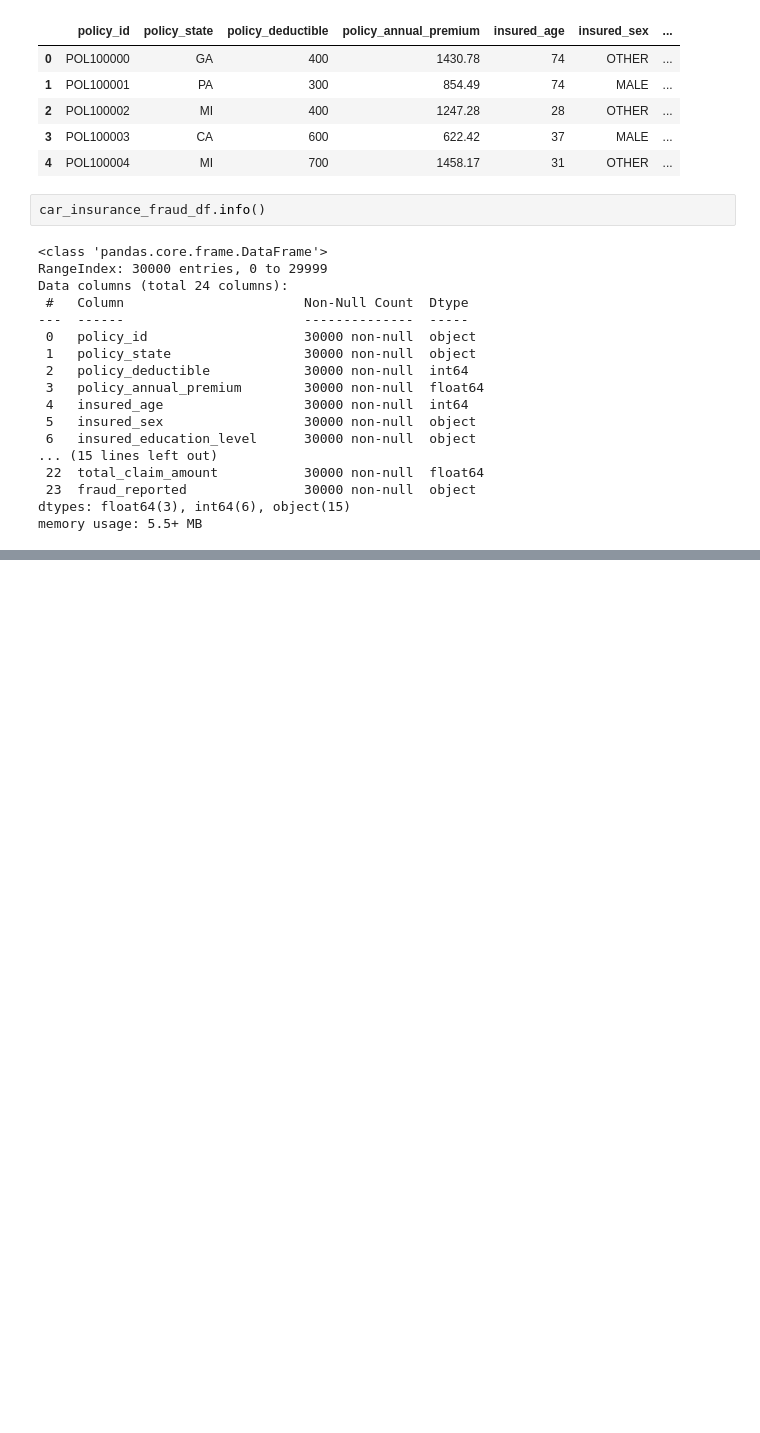
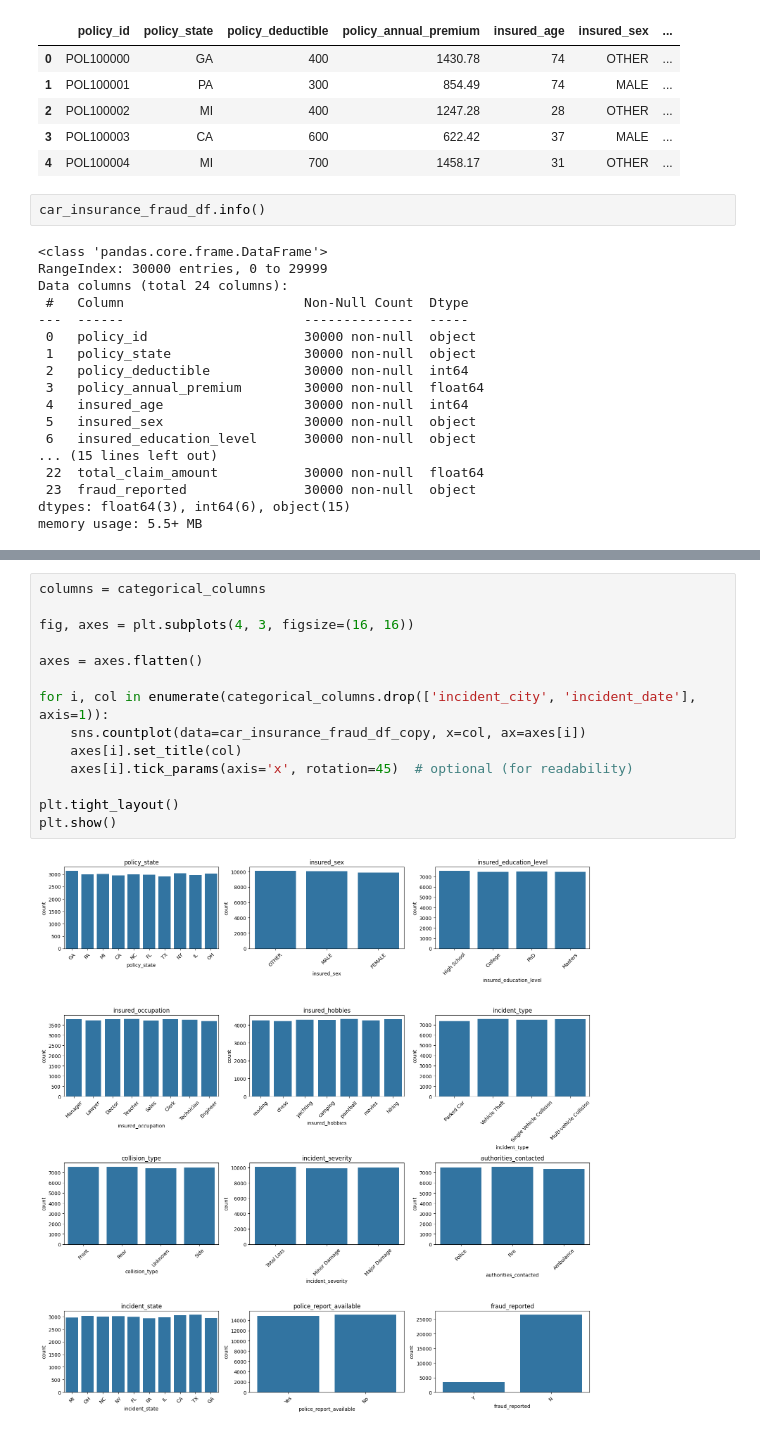
Before and after one commit to Salma-M-H/Car_Fraud_Insurance_Detection, a Jupyter notebook: car_insurance_fraud_detection.ipynb, the cells around one changed output, grey strips where cells are left out. Cells and saved outputs as stored; diff of their text form; blank space fills up the shorter version.

```diff
--- a/car_insurance_fraud_detection.ipynb
+++ b/car_insurance_fraud_detection.ipynb
@@ -74,0 +183,16 @@ car_insurance_fraud_df.describe().T
+# %%
+columns = categorical_columns
+
+fig, axes = plt.subplots(4, 3, figsize=(16, 16))
+
+axes = axes.flatten()
+
+for i, col in enumerate(categorical_columns.drop(['incident_city', 'incident_date'], axis=1)):
+    sns.countplot(data=car_insurance_fraud_df_copy, x=col, ax=axes[i])
+    axes[i].set_title(col)
+    axes[i].tick_params(axis='x', rotation=45)  # optional (for readability)
+
+plt.tight_layout()
+plt.show()
+# %% [output]
+[figure, added]
```
Also changed, not shown: parts of 8 cells of this notebook, 2 other files.
